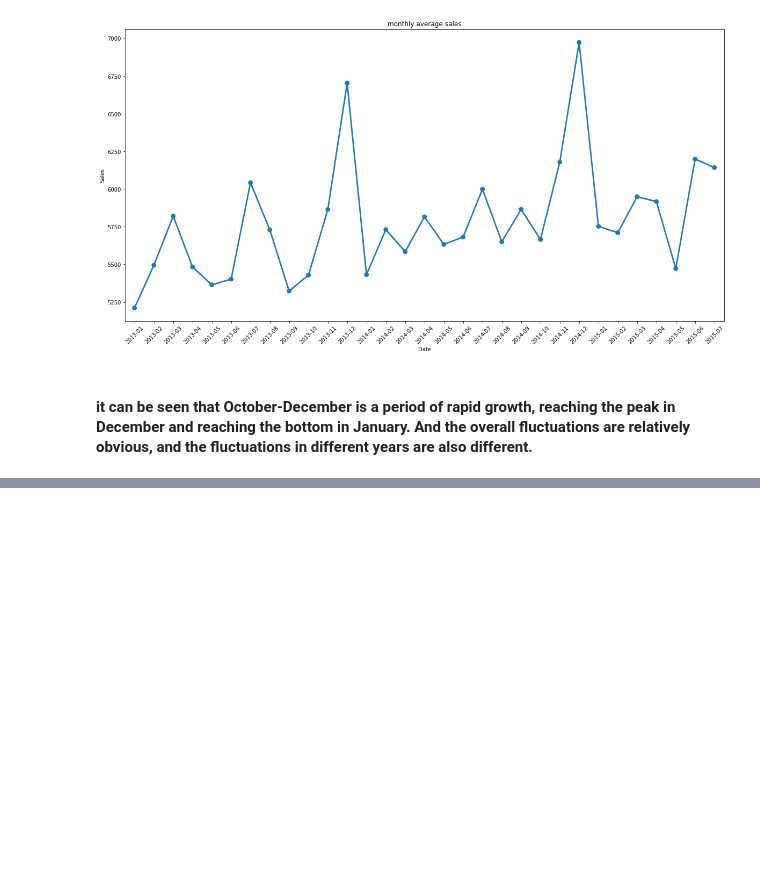
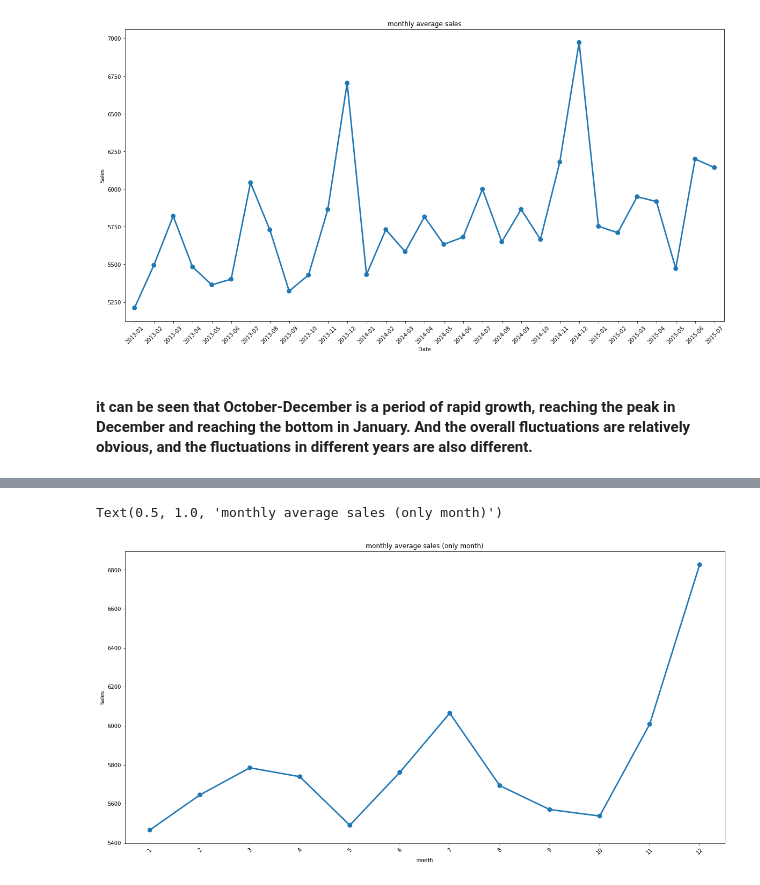
Before and after one commit to DuanLee2520/Rossmann-Store-Sales, a Jupyter notebook: RSS.ipynb, the cells around one changed output, grey strips where cells are left out. Cells and saved outputs as stored; diff of their text form; code cells hidden in the pictures; blank space fills up the shorter version.

```diff
--- a/RSS.ipynb
+++ b/RSS.ipynb
@@ -354,0 +357,5 @@ Text(0.5, 1.0, 'monthly average sales')
+# %%
+data_train_new['year']=data_train_new.Date.map(lambda x:x.year)
+data_train_new['month']=data_train_new.Date.map(lambda x:x.month)
+data_train_new['day']=data_train_new.Date.map(lambda x:x.day)
+data_train_new.head()
@@ -354,0 +370,10 @@ Text(0.5, 1.0, 'monthly average sales')
+# %%
+df5=data_train_new.groupby('month')['Sales'].mean().reset_index()
+fig=plt.figure(figsize=(20,10))
+ax=fig.add_subplot(1,1,1)
+sns.pointplot(data=df5,x='month',y='Sales',ax=ax)
+plt.xticks(rotation=45)# 斜体
+ax.set_title('monthly average sales (only month)')
+# %% [output]
+Text(0.5, 1.0, 'monthly average sales (only month)')
+[figure, added]
```
Also changed, not shown: parts of 10 cells of this notebook.
